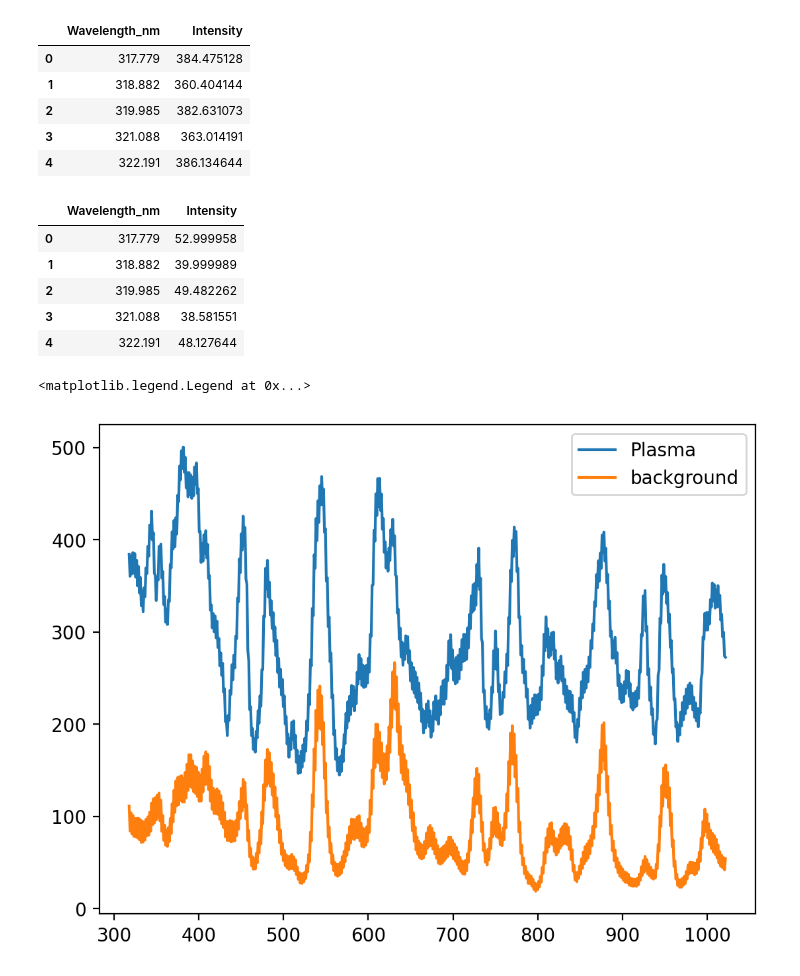
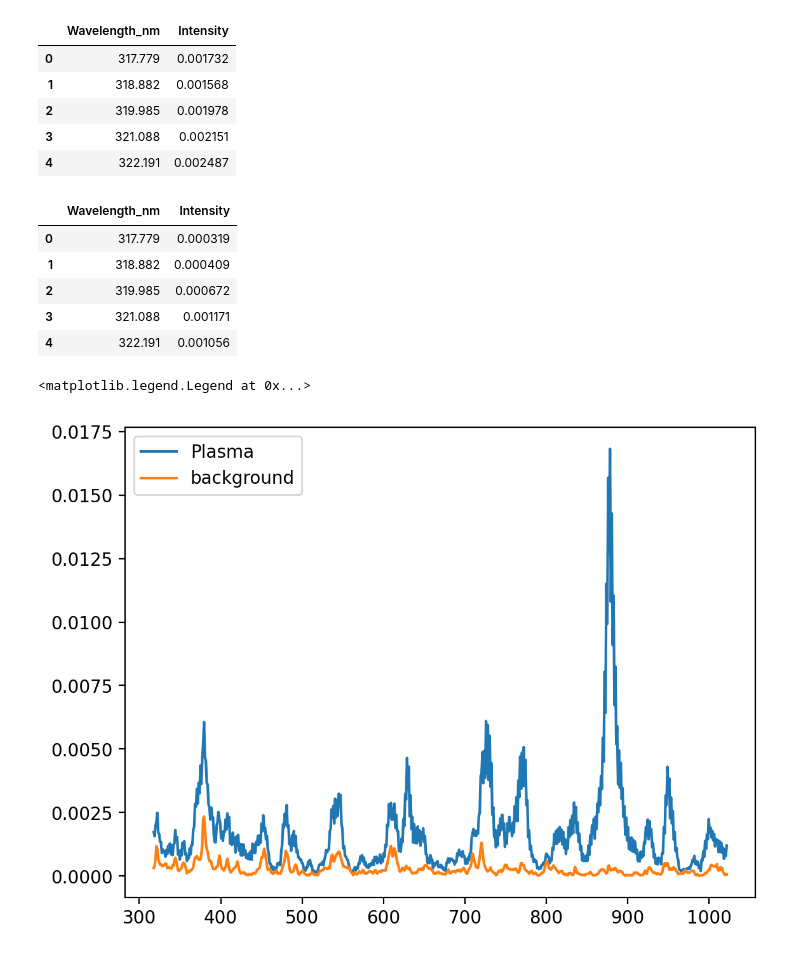
Before and after one commit to LinusRingstad/NPRE458, a Jupyter notebook: spec/analysis.ipynb, the cells around one changed output. Drawn from its saved outputs; the diff is of its cells as text; code cells hidden in the pictures.

```diff
--- a/spec/analysis.ipynb
+++ b/spec/analysis.ipynb
@@ -3,33 +3,33 @@ import numpy as np
 import pandas as pd
 import matplotlib.pyplot as plt
 # %%
-plasma = pd.read_csv('test3.csv')
-background = pd.read_csv('spectrum_data.csv')
+plasma = pd.read_csv('test4.csv')
+background = pd.read_csv('back7.csv')
 # %%
 plasma.head()
 # %% [output]
 |  | Wavelength_nm | Intensity |
-| 0 | 317.779 | 384.475128 |
-| 1 | 318.882 | 360.404144 |
-| 2 | 319.985 | 382.631073 |
-| 3 | 321.088 | 363.014191 |
-| 4 | 322.191 | 386.134644 |
+| 0 | 317.779 | 0.001732 |
+| 1 | 318.882 | 0.001568 |
+| 2 | 319.985 | 0.001978 |
+| 3 | 321.088 | 0.002151 |
+| 4 | 322.191 | 0.002487 |
 # %%
 background.head()
 # %% [output]
 |  | Wavelength_nm | Intensity |
-| 0 | 317.779 | 52.999958 |
-| 1 | 318.882 | 39.999989 |
-| 2 | 319.985 | 49.482262 |
-| 3 | 321.088 | 38.581551 |
-| 4 | 322.191 | 48.127644 |
+| 0 | 317.779 | 0.000319 |
+| 1 | 318.882 | 0.000409 |
+| 2 | 319.985 | 0.000672 |
+| 3 | 321.088 | 0.001171 |
+| 4 | 322.191 | 0.001056 |
 # %%
 plt.figure(dpi=200)
 plt.plot(plasma['Wavelength_nm'], plasma['Intensity'], label='Plasma')
-plt.plot(background['Wavelength_nm'], background['Intensity']*2.1, label='background')
+plt.plot(background['Wavelength_nm'], background['Intensity'], label='background')
 plt.legend()
 # %% [output]
 <matplotlib.legend.Legend at 0x...>
-[figure, old version]
+[figure, new version]
 # %%
 plt.figure(dpi=200)
```
Also changed, not shown: parts of 2 cells of this notebook.
